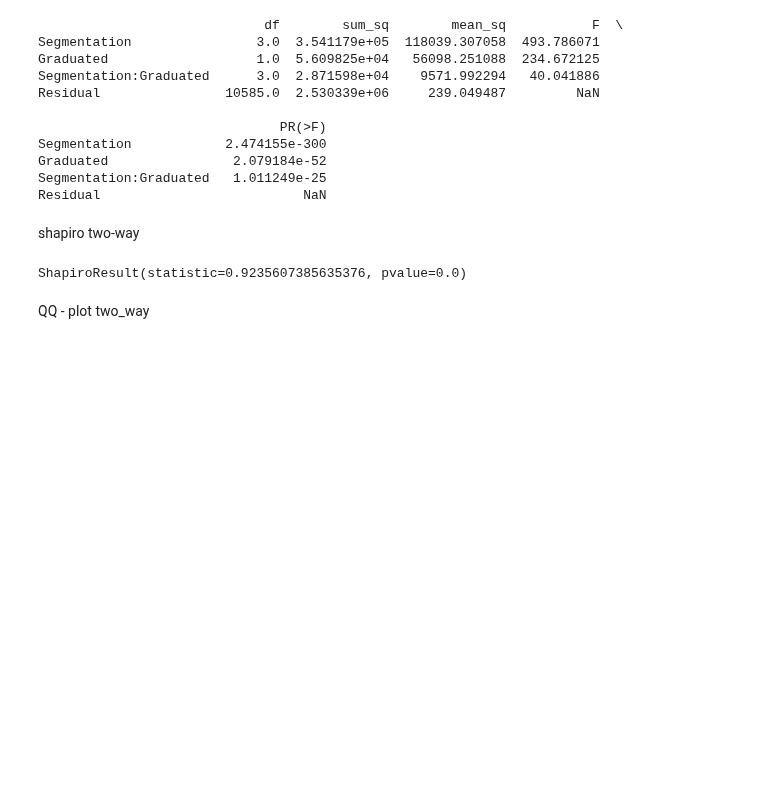
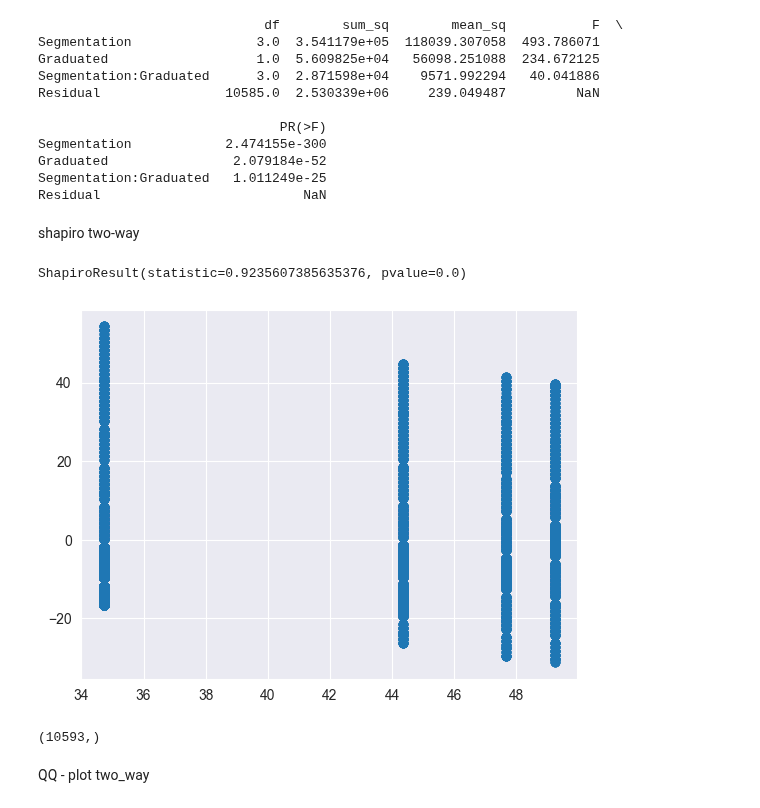
Before and after one commit to Kirill1961/pythonProject2, a Jupyter notebook: anova_One_Two_way_pingouin.ipynb, the cells around one changed output. Cells and saved outputs as stored; diff of their text form; code cells hidden in the pictures; blank space fills up the shorter version.

```diff
--- a/anova_One_Two_way_pingouin.ipynb
+++ b/anova_One_Two_way_pingouin.ipynb
@@ -91,9 +126,22 @@ Residual                          NaN
 # %% [markdown]
 shapiro two-way
 # %%
-shapiro(model_two_way.resid)
+print(shapiro(model_two_way.resid))
+
+# TODO попытка строить scatter для Шапиро
+pred = model.predict()
+
+X = pred
+Y = model.resid
+
+plt.scatter(X, Y)
+plt.show()
+
+Y.shape
 # %% [output]
 ShapiroResult(statistic=0.9235607385635376, pvalue=0.0)
+[figure, added]
+(10593,)
 # %% [markdown]
 QQ - plot two_way
 # %%
```
Also changed, not shown: parts of 12 cells of this notebook, 3 other files.
